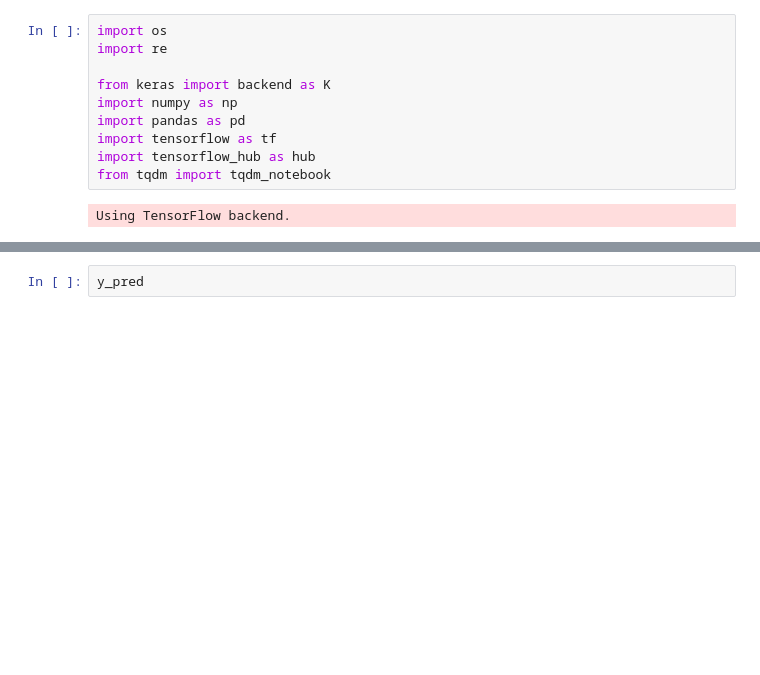
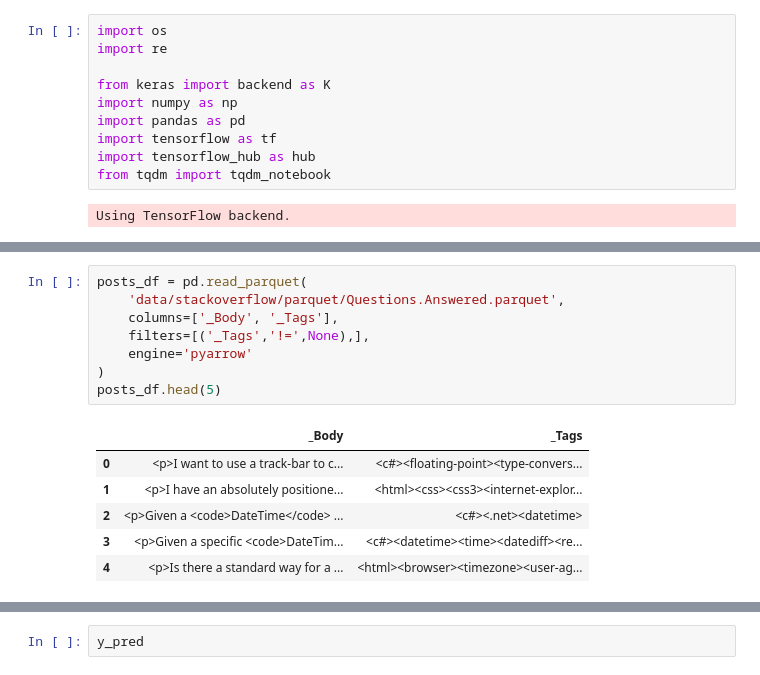
Before and after one commit to rjurney/deep_products, a Jupyter notebook: code/Deep Tag Labeler.ipynb, the cells around one changed output, grey strips where cells are left out. Saved outputs shown, nothing was run; the diff lists cells and outputs as text; blank space fills up the shorter version.

```diff
--- a/code/Deep Tag Labeler.ipynb
+++ b/code/Deep Tag Labeler.ipynb
@@ -25,0 +21,15 @@ Original posts: 273,876
+# %%
+posts_df = pd.read_parquet(
+    'data/stackoverflow/parquet/Questions.Answered.parquet',
+    columns=['_Body', '_Tags'],
+    filters=[('_Tags','!=',None),],
+    engine='pyarrow'
+)
+posts_df.head(5)
+# %% [output]
+|  | _Body | _Tags |
+| 0 | <p>I want to use a track-bar to c... | <c#><floating-point><type-convers... |
+| 1 | <p>I have an absolutely positione... | <html><css><css3><internet-explor... |
+| 2 | <p>Given a <code>DateTime</code> ... | <c#><.net><datetime> |
+| 3 | <p>Given a specific <code>DateTim... | <c#><datetime><time><datediff><re... |
+| 4 | <p>Is there a standard way for a ... | <html><browser><timezone><user-ag... |
```
Also changed, not shown: parts of 50 cells of this notebook, 3 other files.
